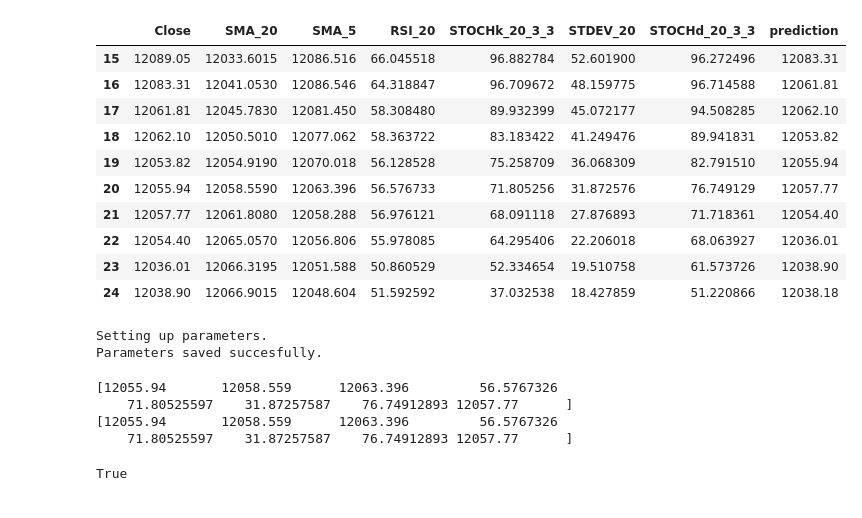
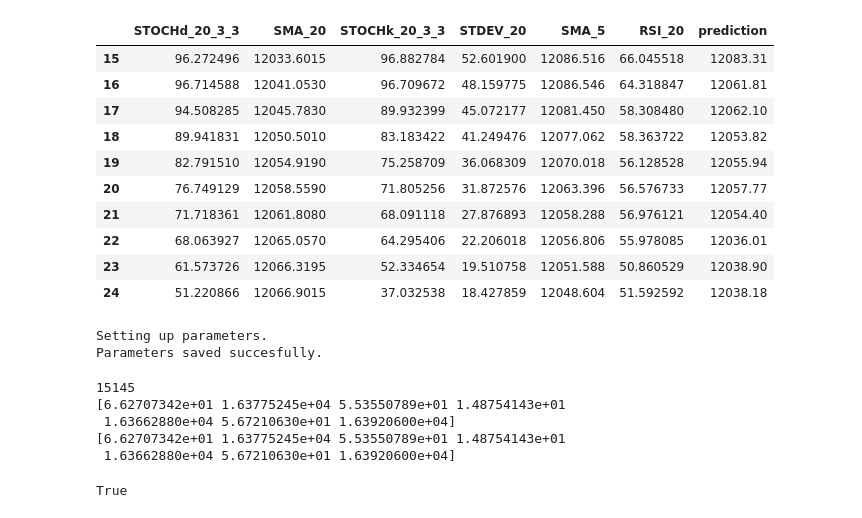
Before and after one commit to JhonSanz/lstm_price_close_prediction, a Jupyter notebook: jupyter_lstm.ipynb, the cells around one changed output. Cells and saved outputs as stored; diff of their text form; code cells hidden in the pictures.

Commit message:
Removed candles properties and added timestamp.

```diff
--- a/jupyter_lstm.ipynb
+++ b/jupyter_lstm.ipynb
@@ -51,27 +51,27 @@ def create_model(shape_examples, shape_features):
 # %%
 try:
     df = pd.read_csv("resources/test.csv")
 except FileNotFoundError:
     print(colored('Creating missing file.', 'red'))
     get_data()
     df = pd.read_csv("resources/test.csv")
 
 df = df.iloc[48680:, :]
 df.reset_index(inplace=True, drop=True)
-df = df[["Close"] + get_column_indicators(df) + ["prediction"]]
+df = df[[] + get_column_indicators(df) + ["prediction"]]
 df[(CANDLES_HISTORY - 5):(CANDLES_HISTORY + 5)]
 # %% [output]
-|  | Close | SMA_20 | SMA_5 | RSI_20 | STOCHk_20_3_3 | STDEV_20 | STOCHd_20_3_3 | prediction |
-| 15 | 12089.05 | 12033.6015 | 12086.516 | 66.045518 | 96.882784 | 52.601900 | 96.272496 | 12083.31 |
-| 16 | 12083.31 | 12041.0530 | 12086.546 | 64.318847 | 96.709672 | 48.159775 | 96.714588 | 12061.81 |
-| 17 | 12061.81 | 12045.7830 | 12081.450 | 58.308480 | 89.932399 | 45.072177 | 94.508285 | 12062.10 |
-| 18 | 12062.10 | 12050.5010 | 12077.062 | 58.363722 | 83.183422 | 41.249476 | 89.941831 | 12053.82 |
-| 19 | 12053.82 | 12054.9190 | 12070.018 | 56.128528 | 75.258709 | 36.068309 | 82.791510 | 12055.94 |
-| 20 | 12055.94 | 12058.5590 | 12063.396 | 56.576733 | 71.805256 | 31.872576 | 76.749129 | 12057.77 |
-| 21 | 12057.77 | 12061.8080 | 12058.288 | 56.976121 | 68.091118 | 27.876893 | 71.718361 | 12054.40 |
-| 22 | 12054.40 | 12065.0570 | 12056.806 | 55.978085 | 64.295406 | 22.206018 | 68.063927 | 12036.01 |
-| 23 | 12036.01 | 12066.3195 | 12051.588 | 50.860529 | 52.334654 | 19.510758 | 61.573726 | 12038.90 |
-| 24 | 12038.90 | 12066.9015 | 12048.604 | 51.592592 | 37.032538 | 18.427859 | 51.220866 | 12038.18 |
+|  | STOCHd_20_3_3 | SMA_20 | STOCHk_20_3_3 | STDEV_20 | SMA_5 | RSI_20 | prediction |
+| 15 | 96.272496 | 12033.6015 | 96.882784 | 52.601900 | 12086.516 | 66.045518 | 12083.31 |
+| 16 | 96.714588 | 12041.0530 | 96.709672 | 48.159775 | 12086.546 | 64.318847 | 12061.81 |
+| 17 | 94.508285 | 12045.7830 | 89.932399 | 45.072177 | 12081.450 | 58.308480 | 12062.10 |
+| 18 | 89.941831 | 12050.5010 | 83.183422 | 41.249476 | 12077.062 | 58.363722 | 12053.82 |
+| 19 | 82.791510 | 12054.9190 | 75.258709 | 36.068309 | 12070.018 | 56.128528 | 12055.94 |
+| 20 | 76.749129 | 12058.5590 | 71.805256 | 31.872576 | 12063.396 | 56.576733 | 12057.77 |
+| 21 | 71.718361 | 12061.8080 | 68.091118 | 27.876893 | 12058.288 | 56.976121 | 12054.40 |
+| 22 | 68.063927 | 12065.0570 | 64.295406 | 22.206018 | 12056.806 | 55.978085 | 12036.01 |
+| 23 | 61.573726 | 12066.3195 | 52.334654 | 19.510758 | 12051.588 | 50.860529 | 12038.90 |
+| 24 | 51.220866 | 12066.9015 | 37.032538 | 18.427859 | 12048.604 | 51.592592 | 12038.18 |
 # %%
 try:
     X = np.load('resources/parameters/X.npy')
@@ -96,18 +96,21 @@ except FileNotFoundError:
 Setting up parameters.
 Parameters saved succesfully.
 # %%
-check_split_df = pd.DataFrame(X[CANDLES_HISTORY])
-check_split_df["prediction"] = Y[0:CANDLES_HISTORY]
+RANDOM_VALUE = random.randint(0, len(Y))
+check_split_df = pd.DataFrame(X[CANDLES_HISTORY + RANDOM_VALUE])
+check_split_df["prediction"] = Y[RANDOM_VALUE:CANDLES_HISTORY + RANDOM_VALUE]
 check_split_df = scaler.inverse_transform(check_split_df.values)
 check_split_df = pd.DataFrame(check_split_df)
+print(RANDOM_VALUE)
 print(check_split_df.loc[0].values)
-print(df.loc[CANDLES_HISTORY].values)
+print(df.loc[CANDLES_HISTORY + RANDOM_VALUE].values)
 
-all(check_split_df.loc[0].values.round() == df.loc[CANDLES_HISTORY].values.round())
+all(check_split_df.loc[0].values.round() == df.loc[CANDLES_HISTORY + RANDOM_VALUE].values.round())
 # %% [output]
-[12055.94       12058.559      12063.396         56.5767326
-    71.80525597    31.87257587    76.74912893 12057.77      ]
-[12055.94       12058.559      12063.396         56.5767326
-    71.80525597    31.87257587    76.74912893 12057.77      ]
+15145
+[6.62707342e+01 1.63775245e+04 5.53550789e+01 1.48754143e+01
+ 1.63662880e+04 5.67210630e+01 1.63920600e+04]
+[6.62707342e+01 1.63775245e+04 5.53550789e+01 1.48754143e+01
+ 1.63662880e+04 5.67210630e+01 1.63920600e+04]
 True
 # %%
```
Also changed, not shown: parts of 8 cells of this notebook, 2 other files.
